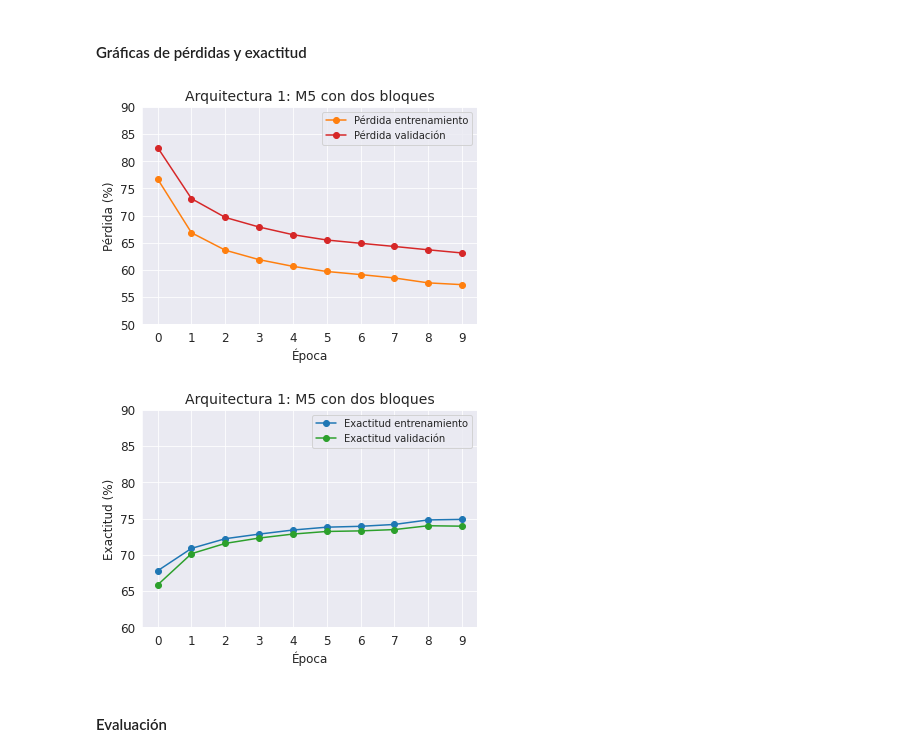
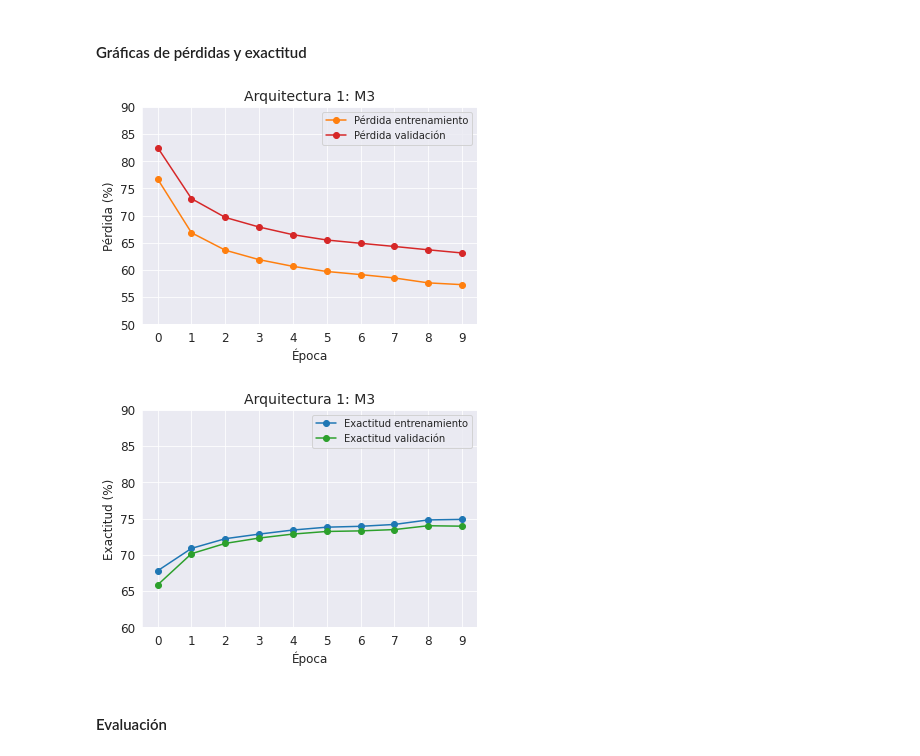
Before and after one commit to jodejetalo99/Introduccion-al-Aprendizaje-Profundo, a Jupyter notebook: Proyecto/Proyecto_IAPP_JJTL_M3_FINAL_ENTREGABLE.ipynb, the cells around one changed output. Saved outputs shown, nothing was run; the diff lists cells and outputs as text; code cells hidden in the pictures.

```diff
--- a/Proyecto/Proyecto_IAPP_JJTL_M3_FINAL_ENTREGABLE.ipynb
+++ b/Proyecto/Proyecto_IAPP_JJTL_M3_FINAL_ENTREGABLE.ipynb
@@ -569,17 +569,17 @@ E09 loss=[ 57.29, 63.12] acc=[74.89,73.95]
 # %%
 trn_loss, val_loss = zip(*loss_hist)
 plt.plot(trn_loss, '-o',color='tab:orange', label='Pérdida entrenamiento')
 plt.plot(val_loss, '-o',color='tab:red', label='Pérdida validación')
 plt.legend(loc='upper right')
 plt.xlabel('Época', fontsize=12)
 plt.ylabel('Pérdida (%)',fontsize=12)
 plt.xticks(np.arange(0,epocas), np.arange(0,epocas), fontsize=12)
 plt.yticks(fontsize=12)
 plt.ylim(50,90)
-plt.title('Arquitectura 1: M5 con dos bloques', fontsize=14)
+plt.title('Arquitectura 1: M3', fontsize=14)
 plt.show()
 # %% [output]
-[figure, old version]
+[figure, new version]
 # %%
 trn_loss, val_loss = zip(*acc_hist)
 plt.plot(trn_loss, '-o', color='tab:blue', label='Exactitud entrenamiento')
@@ -590,10 +590,10 @@ plt.ylabel('Exactitud (%)',fontsize=12)
 plt.xticks(np.arange(0,epocas), np.arange(0,epocas), fontsize=12)
 plt.yticks(fontsize=12)
 plt.ylim(60,90)
-plt.title('Arquitectura 1: M5 con dos bloques', fontsize=14)
+plt.title('Arquitectura 1: M3', fontsize=14)
 plt.show()
 # %% [output]
-[figure, old version]
+[figure, new version]
 # %% [markdown]
 #### Evaluación
 # %%
```
